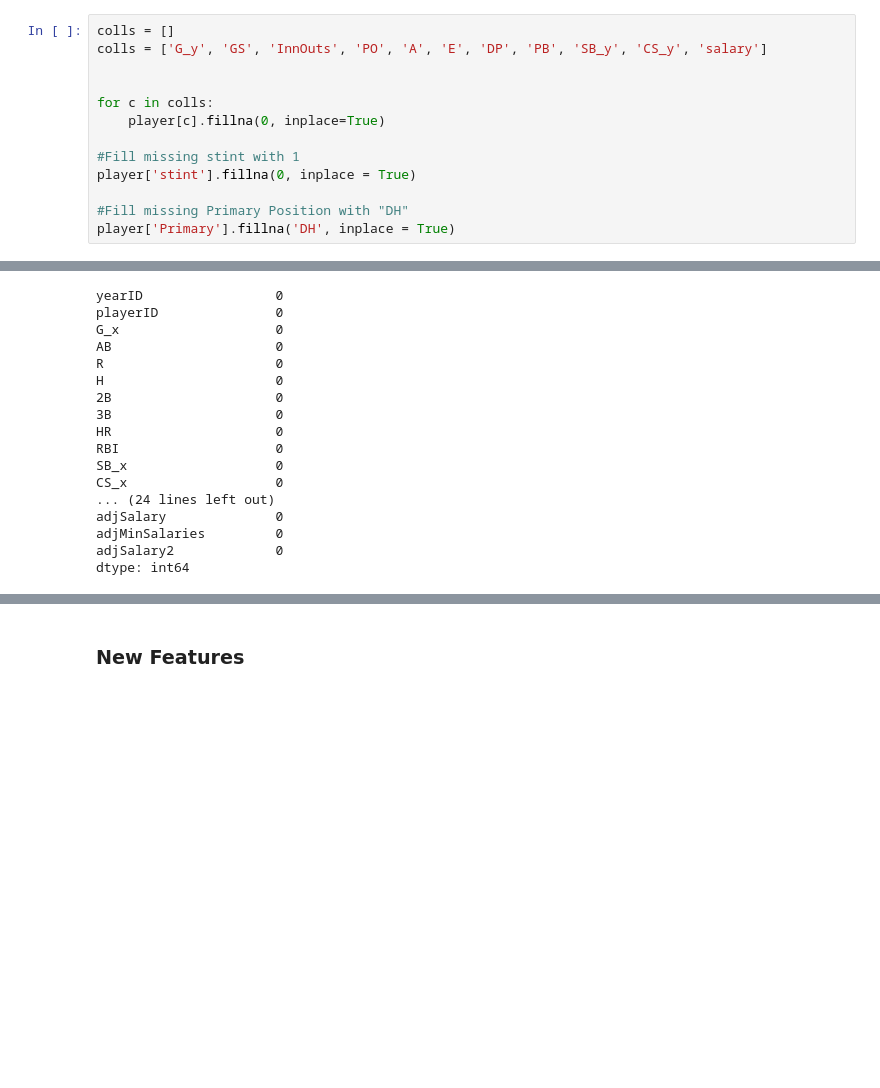
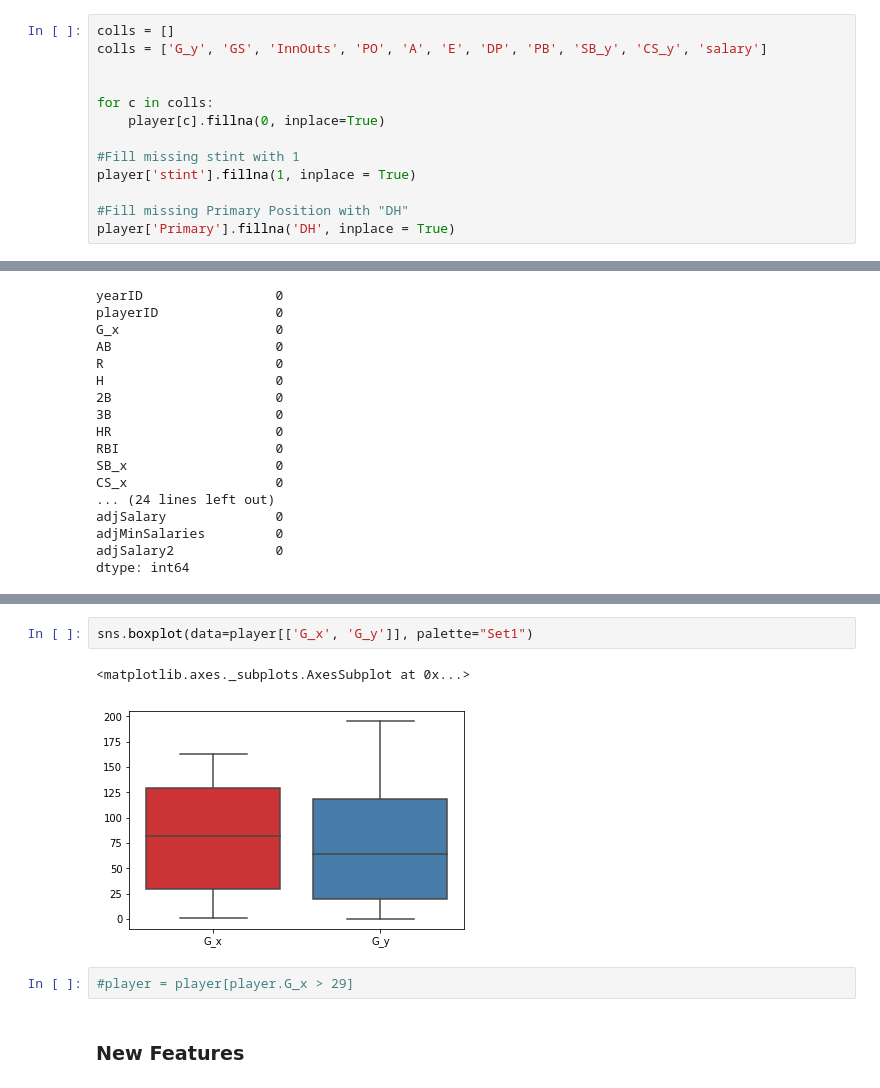
Before and after one commit to georgesturrock/7331_Lab2, a Jupyter notebook: DataPrep1.ipynb, the cells around one changed output, grey strips where cells are left out. Drawn from its saved outputs; the diff is of its cells as text; blank space fills up the shorter version.

```diff
--- a/DataPrep1.ipynb
+++ b/DataPrep1.ipynb
@@ -471,7 +471,7 @@ for c in colls:
     player[c].fillna(0, inplace=True)
 
 #Fill missing stint with 1
-player['stint'].fillna(0, inplace = True)
+player['stint'].fillna(1, inplace = True)
 
 #Fill missing Primary Position with "DH"
 player['Primary'].fillna('DH', inplace = True)
@@ -539,3 +542,10 @@ dtype: int64
+# %%
+sns.boxplot(data=player[['G_x', 'G_y']], palette="Set1")
+# %% [output]
+<matplotlib.axes._subplots.AxesSubplot at 0x...>
+[figure, added]
+# %%
+#player = player[player.G_x > 29]
 # %% [markdown]
 ### New Features
 # %%
```
Also changed, not shown: parts of 1 cell of this notebook, 1 other file.
